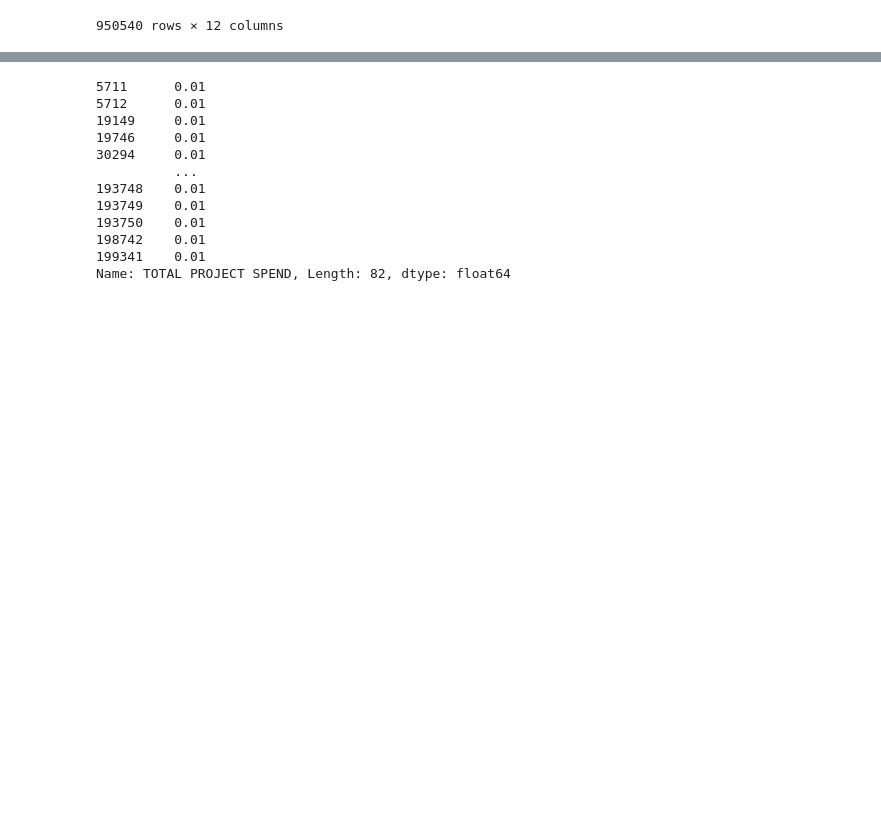
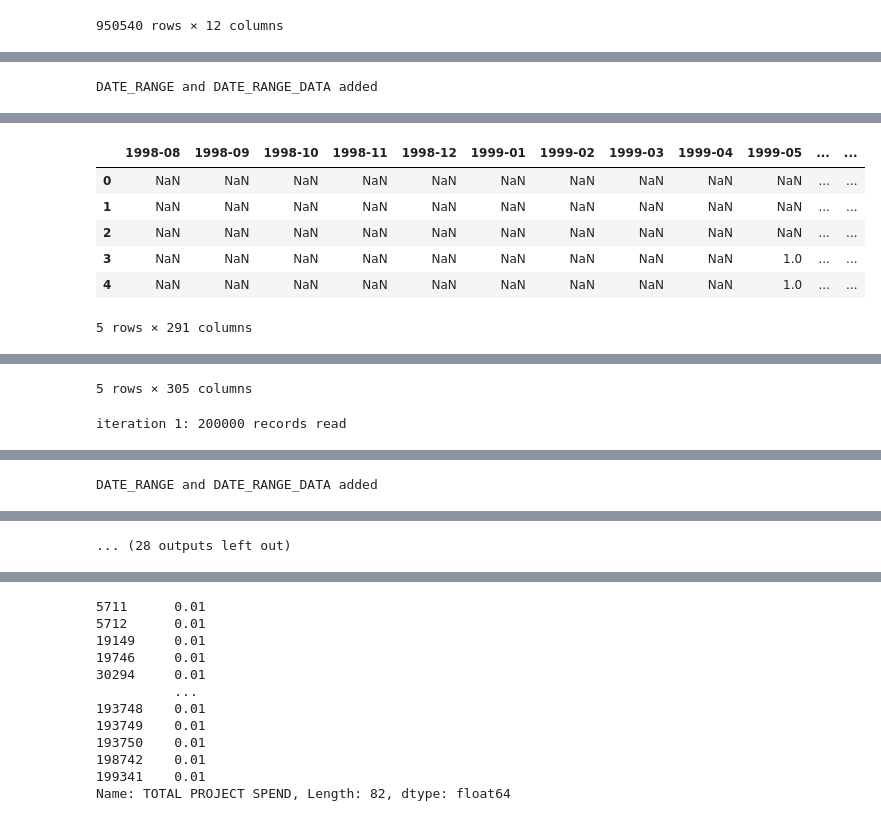
Before and after one commit to hmobley/environment, a Jupyter notebook: fema.ipynb, the cells around one changed output, grey strips where cells are left out. Cells and saved outputs as stored; diff of their text form; code cells hidden in the pictures; blank space fills up the shorter version.

Commit message:
experimenting with explode and pivot, promising.

```diff
--- a/fema.ipynb
+++ b/fema.ipynb
@@ -318,19 +368,63 @@ if dffema_len > 0:
     #                                    nrows=chunk_size,
     #                                    skiprows=startskip+chunk_size*n))
     df = dffema[(dffema.index >= n*chunk_size) \
-                & (dffema.index < (n+1)*chunk_size)]
+                & (dffema.index < (n+1)*chunk_size)].copy()
+    #display(df)
     if len(df) > 0:
       #add_columns()
-      df = df.reindex(df.columns.tolist()+dti.tolist(),fill_value=0.,axis=1)
-      df.apply(split_fed_spending,
-               axis=1).to_csv(os.path.join(base_dir,
-                                           F"{fema_fed_out_file}_{n+1}.csv"))
-      df.apply(split_state_spending,
-               axis=1).to_csv(os.path.join(base_dir,
-                                           F"{fema_st_out_file}_{n+1}.csv"))
-      df.apply(split_tot_spending,
-               axis=1).to_csv(os.path.join(base_dir,
-                                           F"{fema_tot_out_file}_{n+1}.csv"))
+      #df = df.reindex(df.columns.tolist()+dti.tolist(),fill_value=0.,axis=1)
+      dt1 = pd.to_datetime(df["START MO"].astype(str) + " " \
+                           + df["START YR"].astype(str))
+      dt2 = pd.to_datetime(df["END MO"].astype(str) + " " \
+                           + df["END YR"].astype(str)) + MonthEnd(0)
+      #dt1 = pd.Series([pd.to_datetime("10 2018"),pd.to_datetime()])
+      # dr = pd.Series([pd.date_range(a, b, freq='M').strftime("%Y-%m").tolist() for a, b in zip(dt1, dt2)])
+      # drd = pd.Series([[1. for x in pd.date_range(a, b, freq='M').strftime("%Y-%m").tolist()] for a, b in zip(dt1, dt2)])
+      # display(dr.head())
+      # display(drd.head())
+      dr = [pd.date_range(a, b, freq='M').strftime("%Y-%m").tolist() for a, b in zip(dt1, dt2)]
+      drd = [[1. for x in pd.date_range(a, b, freq='M').strftime("%Y-%m").tolist()] for a, b in zip(dt1, dt2)]
+      display(df.head())
+      dforig = df
+      df["DATE_RANGE"] = dr
+      df["DATE_RANGE_DATA"] = drd
+      print("DATE_RANGE and DATE_RANGE_DATA added")
+      display(df.head())
+      # df["DATE_RANGE"] = \
+      #   pd.Series([pd.date_range(a, b, freq='M').strftime("%Y-%m").tolist() for a, b in zip(dt1, dt2)])
+      # df["DATE_RANGE_DATA"] = \
+      #   pd.Series([[1. for x in pd.date_range(a, b, freq='M').strftime("%Y-%m").tolist()] for a, b in zip(dt1, dt2)])
+      df = df.explode(["DATE_RANGE","DATE_RANGE_DATA"])
+      df = df.pivot(values="DATE_RANGE_DATA",columns="DATE_RANGE")
+      df.columns.name = ""
+      display(df.head())
+      display(dforig.join(df).head())
+
+      #df['DATE_RANGE'] = list(map(lambda x, y: pd.date_range(start=x, end=y),
+      #                            dt1, dt2))
+      #display([x for a, b in zip(dt1, dt2) \
+      #         for x in pd.date_range(a, b, freq='M').strftime("%Y-%m").tolist()][:5])
+      #display(dt2)
+      #display(dt1)
+      #print(F"{dt1} - {dt2}")
+      #display(pd.date_range(start=dt1,end=dt2,freq='M'))
+#      display(pd.date_range(start=dt1,end=dt2,
+#                            freq='M').strftime("%Y-%m").tolist())
+#      df["DATE_RANGE"] = pd.date_range(start=dt1,
+#                                       end=dt2,
+#                                       freq='M').strftime("%Y-%m").tolist()
+      #df[df["DATE_RANGE"]] = 1.
+      #display(df["DATE_RANGE"].head())
+      #df.head(1).to_csv(os.path.join(base_dir,F"{fema_tot_out_file}_{n+1}.csv"))
+      # df.apply(split_fed_spending,
+      #          axis=1).to_csv(os.path.join(base_dir,
+      #                                      F"{fema_fed_out_file}_{n+1}.csv"))
+      # df.apply(split_state_spending,
+      #          axis=1).to_csv(os.path.join(base_dir,
+      #                                      F"{fema_st_out_file}_{n+1}.csv"))
+      # df.apply(split_tot_spending,
+      #          axis=1).to_csv(os.path.join(base_dir,
+      #                                      F"{fema_tot_out_file}_{n+1}.csv"))
 
     #print(F"iteration {n+1}")
     #clean()
@@ -343,3 +437,4 @@ if dffema_len > 0:
     n += 1
     if n*chunk_size > (dffema_len-1):
       break
+# %% [output]
@@ -345,0 +447 @@ if dffema_len > 0:
+DATE_RANGE and DATE_RANGE_DATA added
@@ -345,0 +454,7 @@ if dffema_len > 0:
+|  | 1998-08 | 1998-09 | 1998-10 | 1998-11 | 1998-12 | 1999-01 | 1999-02 | 1999-03 | 1999-04 | 1999-05 | ... | ... |
+| 0 | NaN | NaN | NaN | NaN | NaN | NaN | NaN | NaN | NaN | NaN | ... | ... |
+| 1 | NaN | NaN | NaN | NaN | NaN | NaN | NaN | NaN | NaN | NaN | ... | ... |
+| 2 | NaN | NaN | NaN | NaN | NaN | NaN | NaN | NaN | NaN | NaN | ... | ... |
+| 3 | NaN | NaN | NaN | NaN | NaN | NaN | NaN | NaN | NaN | 1.0 | ... | ... |
+| 4 | NaN | NaN | NaN | NaN | NaN | NaN | NaN | NaN | NaN | 1.0 | ... | ... |
+5 rows × 291 columns
@@ -345,0 +467,2 @@ if dffema_len > 0:
+5 rows × 305 columns
+iteration 1: 200000 records read
@@ -345,0 +475 @@ if dffema_len > 0:
+DATE_RANGE and DATE_RANGE_DATA added
@@ -346,3 +488,4 @@ if dffema_len > 0:
+... (28 outputs left out)
 # %%
 #display(dffema)
 # %%
```
Also changed, not shown: parts of 3 cells of this notebook.
